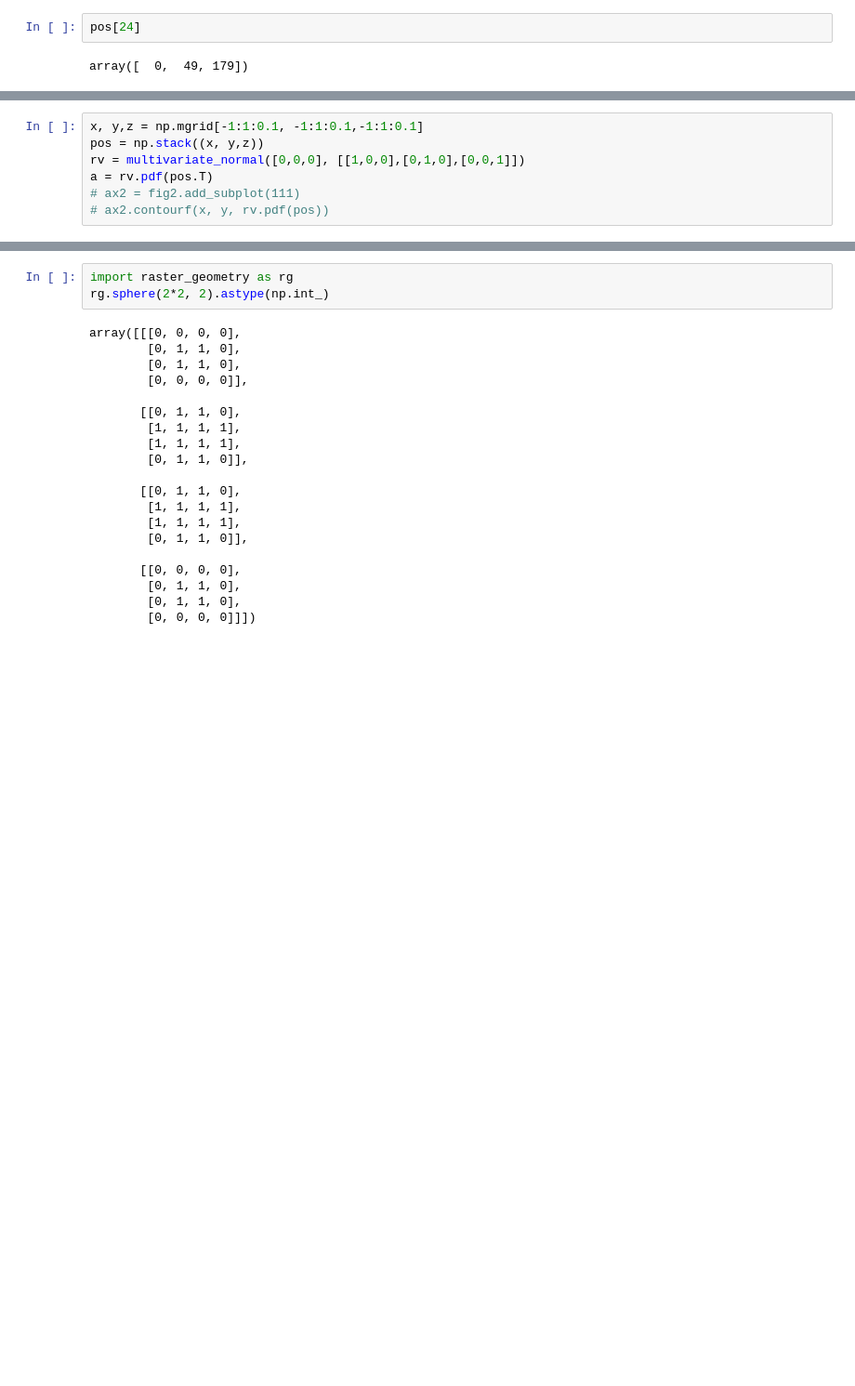
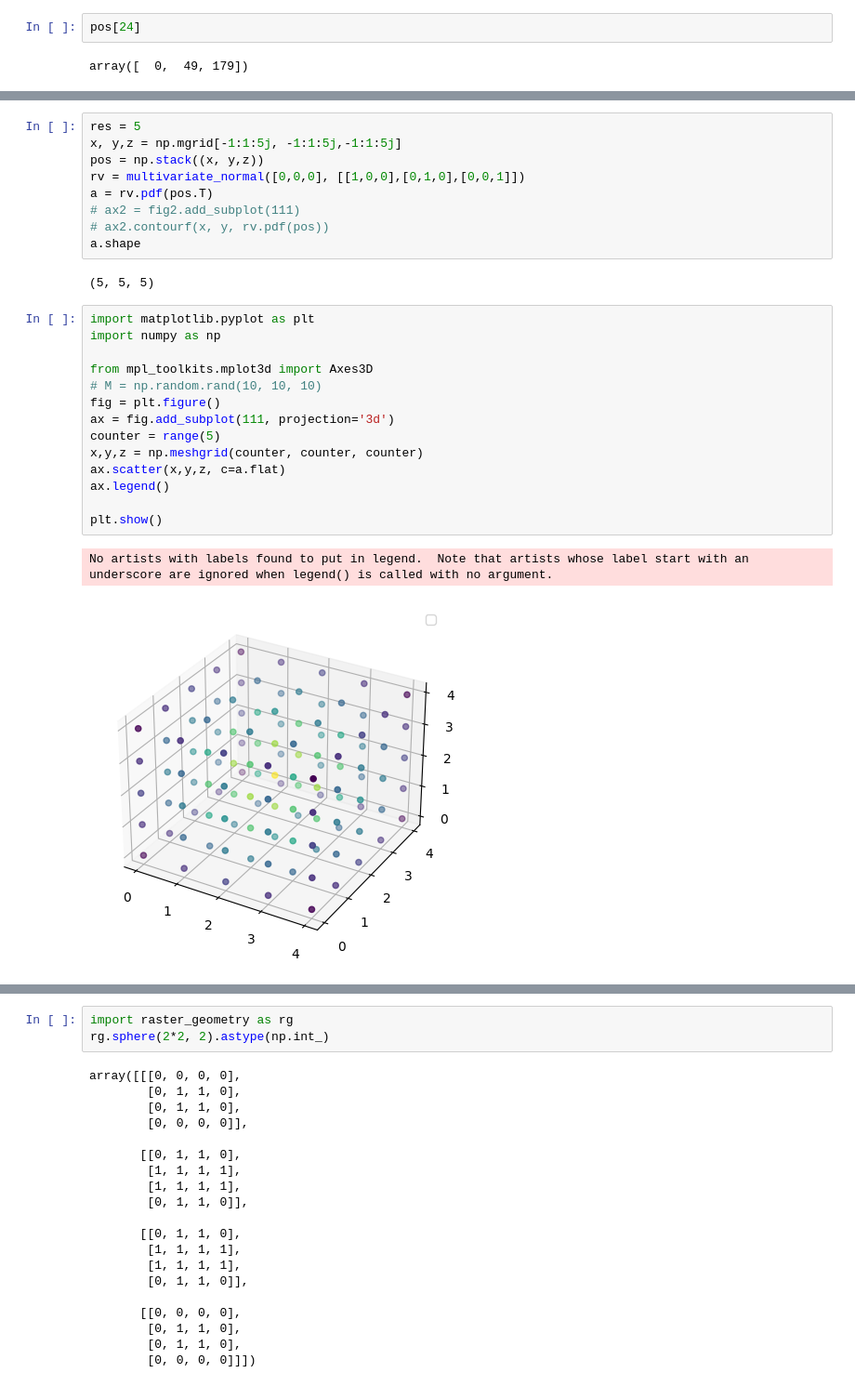
Before and after one commit to yaminbens/Proj23, a Jupyter notebook: DataManipulation.ipynb, the cells around one changed output, grey strips where cells are left out. Shown at 93% size. Drawn from its saved outputs; the diff is of its cells as text; blank space fills up the shorter version.

```diff
--- a/DataManipulation.ipynb
+++ b/DataManipulation.ipynb
@@ -112,7 +119,28 @@ np.mgrid[-1:1:0.1,-1:1:0.1].shape
 # %%
-x, y,z = np.mgrid[-1:1:0.1, -1:1:0.1,-1:1:0.1]
+res = 5
+x, y,z = np.mgrid[-1:1:5j, -1:1:5j,-1:1:5j]
 pos = np.stack((x, y,z))
 rv = multivariate_normal([0,0,0], [[1,0,0],[0,1,0],[0,0,1]])
 a = rv.pdf(pos.T)
 # ax2 = fig2.add_subplot(111)
 # ax2.contourf(x, y, rv.pdf(pos))
+a.shape
+# %% [output]
+(5, 5, 5)
+# %%
+import matplotlib.pyplot as plt
+import numpy as np
+
+from mpl_toolkits.mplot3d import Axes3D
+# M = np.random.rand(10, 10, 10)
+fig = plt.figure()
+ax = fig.add_subplot(111, projection='3d')
+counter = range(5)
+x,y,z = np.meshgrid(counter, counter, counter)
+ax.scatter(x,y,z, c=a.flat)
+ax.legend()
+
+plt.show()
+# %% [output]
+No artists with labels found to put in legend.  Note that artists whose label start with an underscore are ignored when legend() is called with no argument.
+[figure, added]
```
Also changed, not shown: parts of 11 cells of this notebook.
